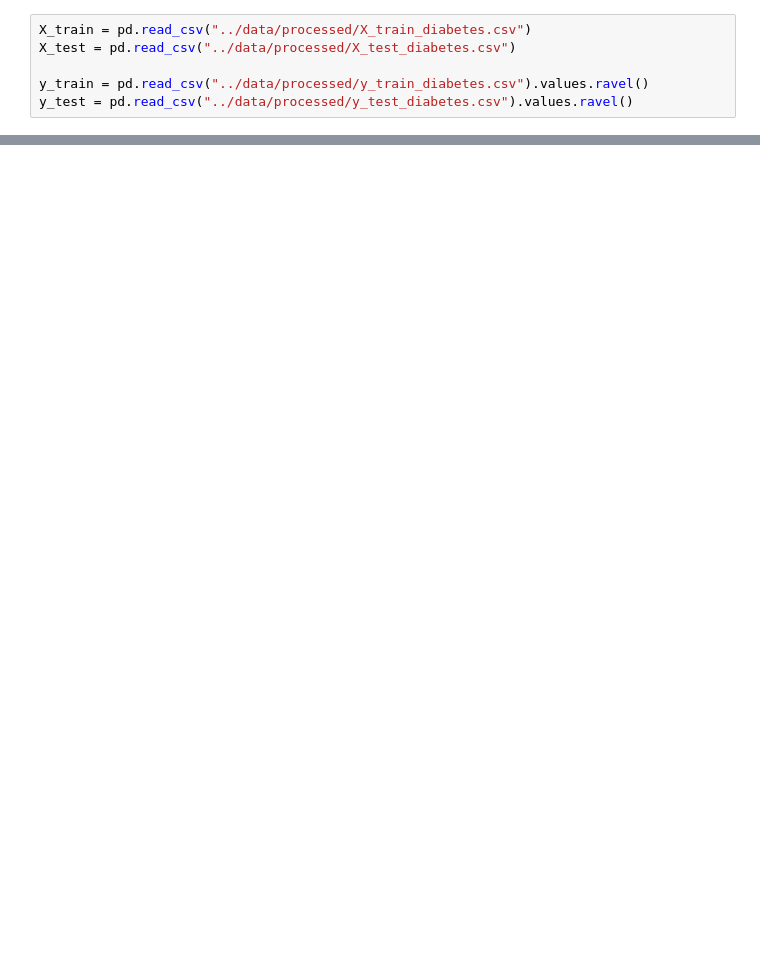
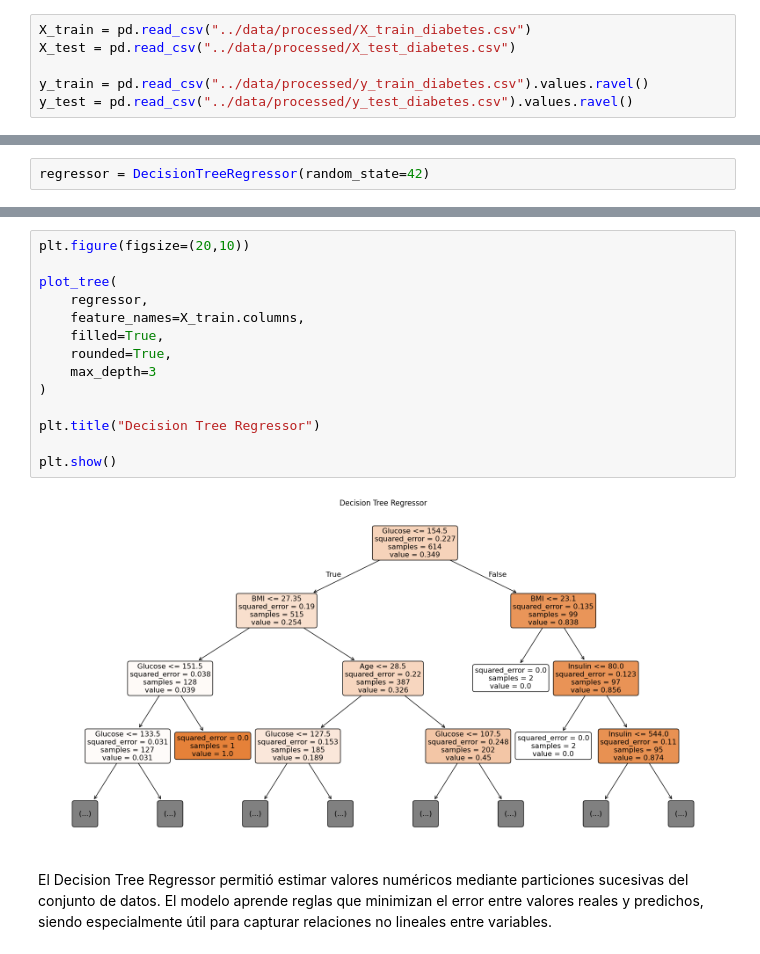
Before and after one commit to natbp/natbp_intro_ML, a Jupyter notebook: src/04-decision-tree-diabetes.ipynb, the cells around one changed output, grey strips where cells are left out. Drawn from its saved outputs; the diff is of its cells as text; blank space fills up the shorter version.

```diff
--- a/src/04-decision-tree-diabetes.ipynb
+++ b/src/04-decision-tree-diabetes.ipynb
@@ -46,0 +141,2 @@ y_test = pd.read_csv("../data/processed/y_test_diabetes.csv").values.ravel()
+# %%
+regressor = DecisionTreeRegressor(random_state=42)
@@ -46,0 +170,18 @@ y_test = pd.read_csv("../data/processed/y_test_diabetes.csv").values.ravel()
+# %%
+plt.figure(figsize=(20,10))
+
+plot_tree(
+    regressor,
+    feature_names=X_train.columns,
+    filled=True,
+    rounded=True,
+    max_depth=3
+)
+
+plt.title("Decision Tree Regressor")
+
+plt.show()
+# %% [output]
+[figure, added]
+# %% [markdown]
+El Decision Tree Regressor permitió estimar valores numéricos mediante particiones sucesivas del conjunto de datos. El modelo aprende reglas que minimizan el error entre valores reales y predichos, siendo especialmente útil para capturar relaciones no lineales entre variables.
```
Also changed, not shown: parts of 53 cells of this notebook, 1 other file.
